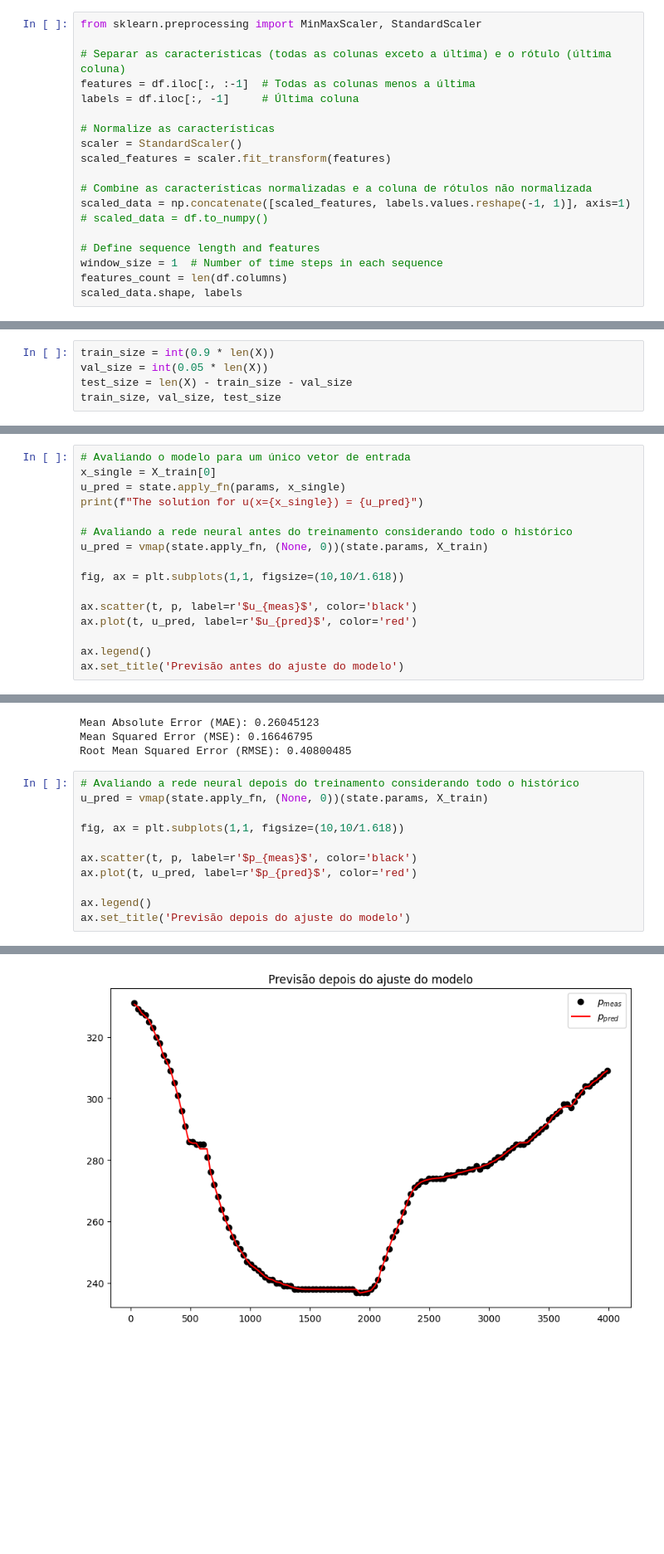
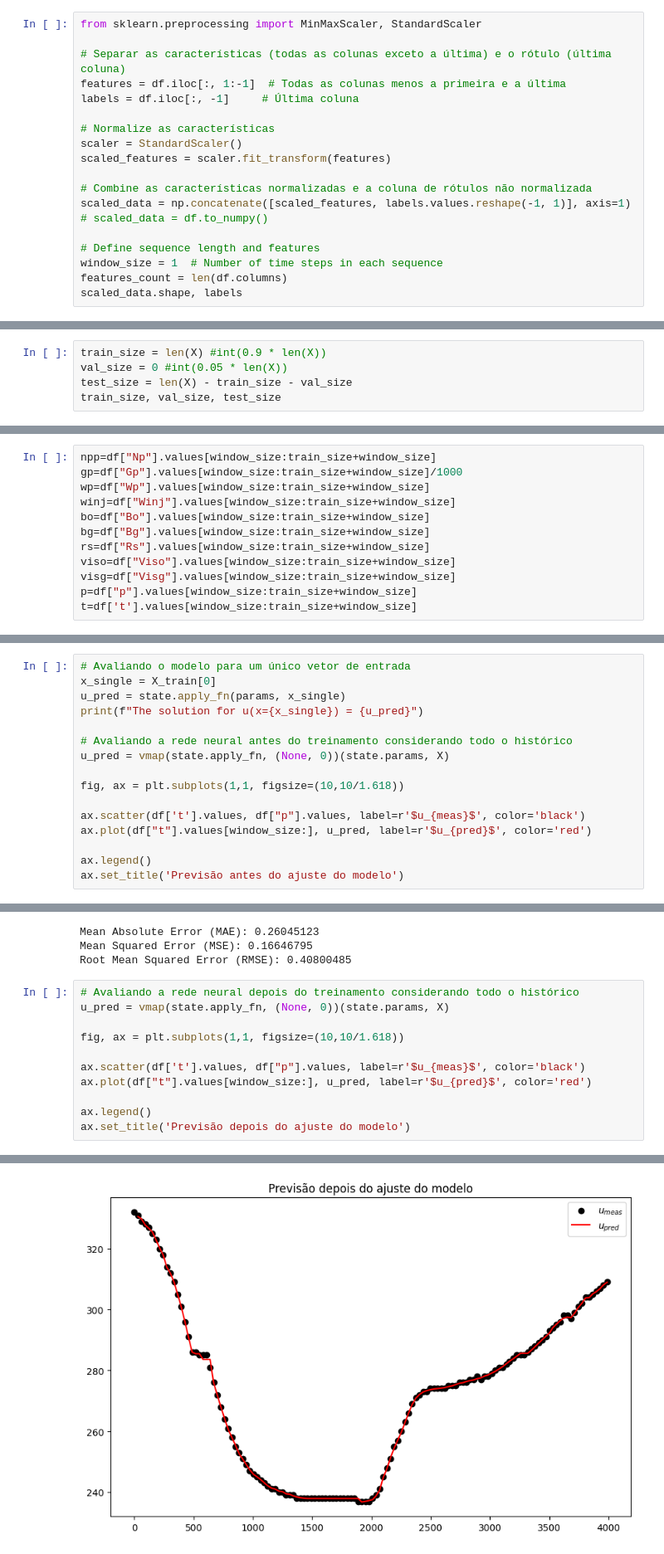
Before and after one commit to marcelogarret/projeto_mestrado, a Jupyter notebook: LSTM_garret_JAX_PINN.ipynb, the cells around one changed output, grey strips where cells are left out. Shown: that part at 83% size. Drawn from its saved outputs; the diff is of its cells as text; blank space fills up the shorter version.

```diff
--- a/LSTM_garret_JAX_PINN.ipynb
+++ b/LSTM_garret_JAX_PINN.ipynb
@@ -87,7 +73,7 @@ p=df["p"].values[1:]
 from sklearn.preprocessing import MinMaxScaler, StandardScaler
 
 # Separar as características (todas as colunas exceto a última) e o rótulo (última coluna)
-features = df.iloc[:, :-1]  # Todas as colunas menos a última
+features = df.iloc[:, 1:-1]  # Todas as colunas menos a primeira e a última
 labels = df.iloc[:, -1]     # Última coluna
 
 # Normalize as características
@@ -140,8 +120,8 @@ X.shape, y.shape
 # %% [output]
 ((131, 1, 10), (131,))
 # %%
-train_size = int(0.9 * len(X))
-val_size = int(0.05 * len(X))
+train_size = len(X) #int(0.9 * len(X))
+val_size = 0 #int(0.05 * len(X))
 test_size = len(X) - train_size - val_size
 train_size, val_size, test_size
 # %% [output]
@@ -254,3 +233,15 @@ state.params['params']['N'], state.params['params']['Wi'], state.params['params'
 (Array(130., dtype=float32),
  Array(100., dtype=float32),
  Array(10., dtype=float32))
+# %%
+npp=df["Np"].values[window_size:train_size+window_size]
+gp=df["Gp"].values[window_size:train_size+window_size]/1000
+wp=df["Wp"].values[window_size:train_size+window_size]
+winj=df["Winj"].values[window_size:train_size+window_size]
+bo=df["Bo"].values[window_size:train_size+window_size]
+bg=df["Bg"].values[window_size:train_size+window_size]
+rs=df["Rs"].values[window_size:train_size+window_size]
+viso=df["Viso"].values[window_size:train_size+window_size]
+visg=df["Visg"].values[window_size:train_size+window_size]
+p=df["p"].values[window_size:train_size+window_size]
+t=df['t'].values[window_size:train_size+window_size]
@@ -261,12 +256,12 @@ u_pred = state.apply_fn(params, x_single)
 print(f"The solution for u(x={x_single}) = {u_pred}")
 
 # Avaliando a rede neural antes do treinamento considerando todo o histórico
-u_pred = vmap(state.apply_fn, (None, 0))(state.params, X_train)
+u_pred = vmap(state.apply_fn, (None, 0))(state.params, X)
 
 fig, ax = plt.subplots(1,1, figsize=(10,10/1.618))
 
-ax.scatter(t, p, label=r'$u_{meas}$', color='black')
-ax.plot(t, u_pred, label=r'$u_{pred}$', color='red')
+ax.scatter(df['t'].values, df["p"].values, label=r'$u_{meas}$', color='black')
+ax.plot(df["t"].values[window_size:], u_pred, label=r'$u_{pred}$', color='red')
 
 ax.legend()
 ax.set_title('Previsão antes do ajuste do modelo')
@@ -444,15 +441,15 @@ Mean Squared Error (MSE): 0.16646795
 Root Mean Squared Error (RMSE): 0.40800485
 # %%
 # Avaliando a rede neural depois do treinamento considerando todo o histórico
-u_pred = vmap(state.apply_fn, (None, 0))(state.params, X_train)
+u_pred = vmap(state.apply_fn, (None, 0))(state.params, X)
 
 fig, ax = plt.subplots(1,1, figsize=(10,10/1.618))
 
-ax.scatter(t, p, label=r'$p_{meas}$', color='black')
-ax.plot(t, u_pred, label=r'$p_{pred}$', color='red')
+ax.scatter(df['t'].values, df["p"].values, label=r'$u_{meas}$', color='black')
+ax.plot(df["t"].values[window_size:], u_pred, label=r'$u_{pred}$', color='red')
 
 ax.legend()
 ax.set_title('Previsão depois do ajuste do modelo')
 # %% [output]
 Text(0.5, 1.0, 'Previsão depois do ajuste do modelo')
-[figure, old version]
+[figure, new version]
```
Also changed, not shown: parts of 9 cells of this notebook.
